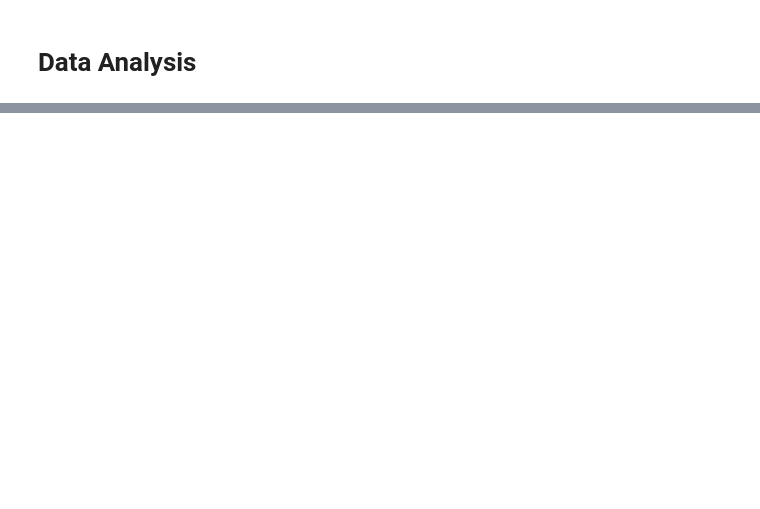
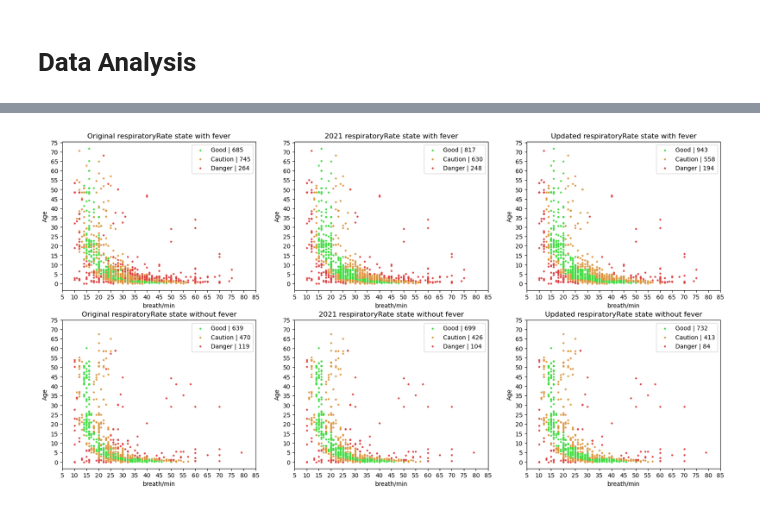
Before and after one commit to janoshr/ffa-model, a Jupyter notebook: analysis.ipynb, the cells around one changed output, grey strips where cells are left out. Drawn from its saved outputs; the diff is of its cells as text; code cells hidden in the pictures; blank space fills up the shorter version.

```diff
--- a/analysis.ipynb
+++ b/analysis.ipynb
@@ -100,0 +127,18 @@ dtype: int64
+# %%
+plt.subplots(figsize=(20,10))
+xticks = (5,90,5)
+plt.subplot(2,3,1)
+create_plot_original(df_og_rr, 'respiratoryRateState', 'respiratoryRate', True, 'Original respiratoryRate state with fever', *state_labels, 'Age', 'breath/min', xticks, yticks)
+plt.subplot(2,3,2)
+create_plot_original(df_2021_rr, 'respiratoryRateState', 'respiratoryRate', True, '2021 respiratoryRate state with fever', *state_labels, 'Age', 'breath/min', xticks, yticks)
+plt.subplot(2,3,3)
+create_plot_original(df_rr, 'respiratoryRateState', 'respiratoryRate', True, 'Updated respiratoryRate state with fever', *state_labels, 'Age', 'breath/min', xticks, yticks)
+plt.subplot(2,3,4)
+create_plot_original(df_og_rr, 'respiratoryRateState', 'respiratoryRate', False, 'Original respiratoryRate state without fever', *state_labels, 'Age', 'breath/min', xticks, yticks)
+plt.subplot(2,3,5)
+create_plot_original(df_2021_rr, 'respiratoryRateState', 'respiratoryRate', False, '2021 respiratoryRate state without fever', *state_labels, 'Age', 'breath/min', xticks, yticks)
+plt.subplot(2,3,6)
+create_plot_original(df_rr, 'respiratoryRateState', 'respiratoryRate', False, 'Updated respiratoryRate state without fever', *state_labels, 'Age', 'breath/min', xticks, yticks)
+plt.show()
+# %% [output]
+[figure, added]
```
Also changed, not shown: parts of 11 cells of this notebook, 6 other files.
